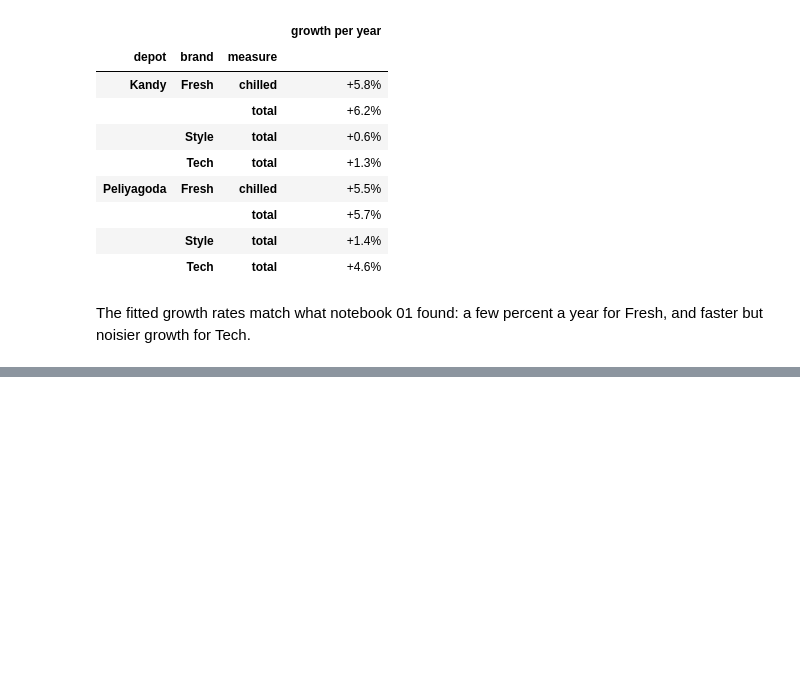
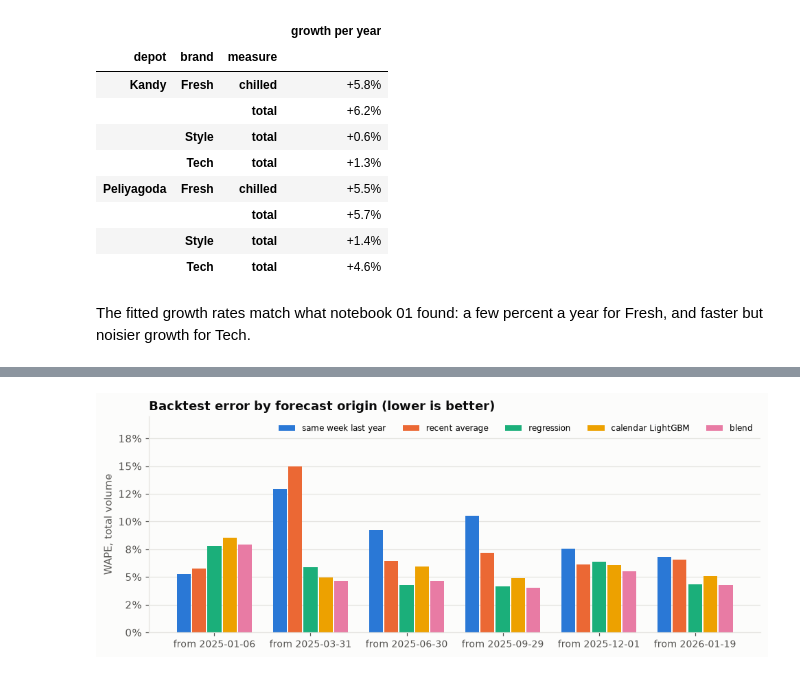
Before and after one commit to sameera-ekanayaka/Xora_Datathon, a Jupyter notebook: notebooks/06_task2a_demand_forecast.ipynb, the cells around one changed output, grey strips where cells are left out. Saved outputs shown, nothing was run; the diff lists cells and outputs as text; code cells hidden in the pictures; blank space fills up the shorter version.

Commit message:
Backtest six 10-week forecasts against simple baselines

```diff
--- a/notebooks/06_task2a_demand_forecast.ipynb
+++ b/notebooks/06_task2a_demand_forecast.ipynb
@@ -127,0 +186,19 @@ The fitted growth rates match what notebook 01 found: a few percent a year for F
+# %%
+wape_by_origin = bt[bt.measure == "total"].groupby("origin").apply(
+    lambda g: pd.Series({m: (g[m] - g.y).abs().sum() / g.y.sum() for m in METHODS}))
+
+fig, ax = plt.subplots(figsize=(9, 3.6))
+x = np.arange(len(wape_by_origin))
+width = 0.16
+for i, (m, color) in enumerate(zip(METHODS, SERIES)):
+    ax.bar(x + (i - 2) * width, wape_by_origin[m], width=width * 0.9, color=color, label=m)
+ax.set_xticks(x, [f"from {o}" for o in wape_by_origin.index], fontsize=9)
+ax.set_ylabel("WAPE, total volume")
+ax.set_title("Backtest error by forecast origin (lower is better)")
+ax.yaxis.set_major_formatter(plt.FuncFormatter(lambda v, _: f"{v:.0%}"))
+ax.set_ylim(0, wape_by_origin.to_numpy().max() * 1.3)
+ax.legend(ncol=5, fontsize=8, loc="upper right")
+plt.tight_layout()
+plt.show()
+# %% [output]
+[figure, added]
```
Also changed, not shown: parts of 3 cells of this notebook.
